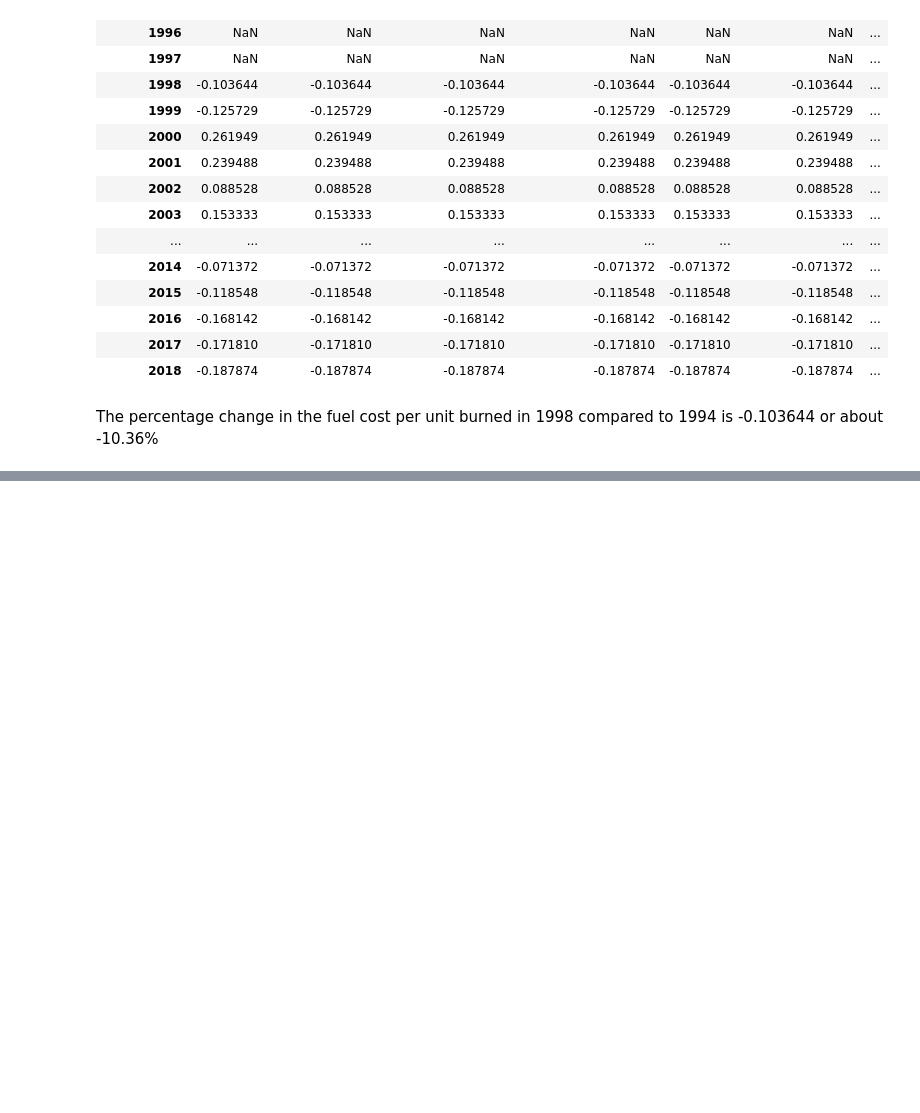
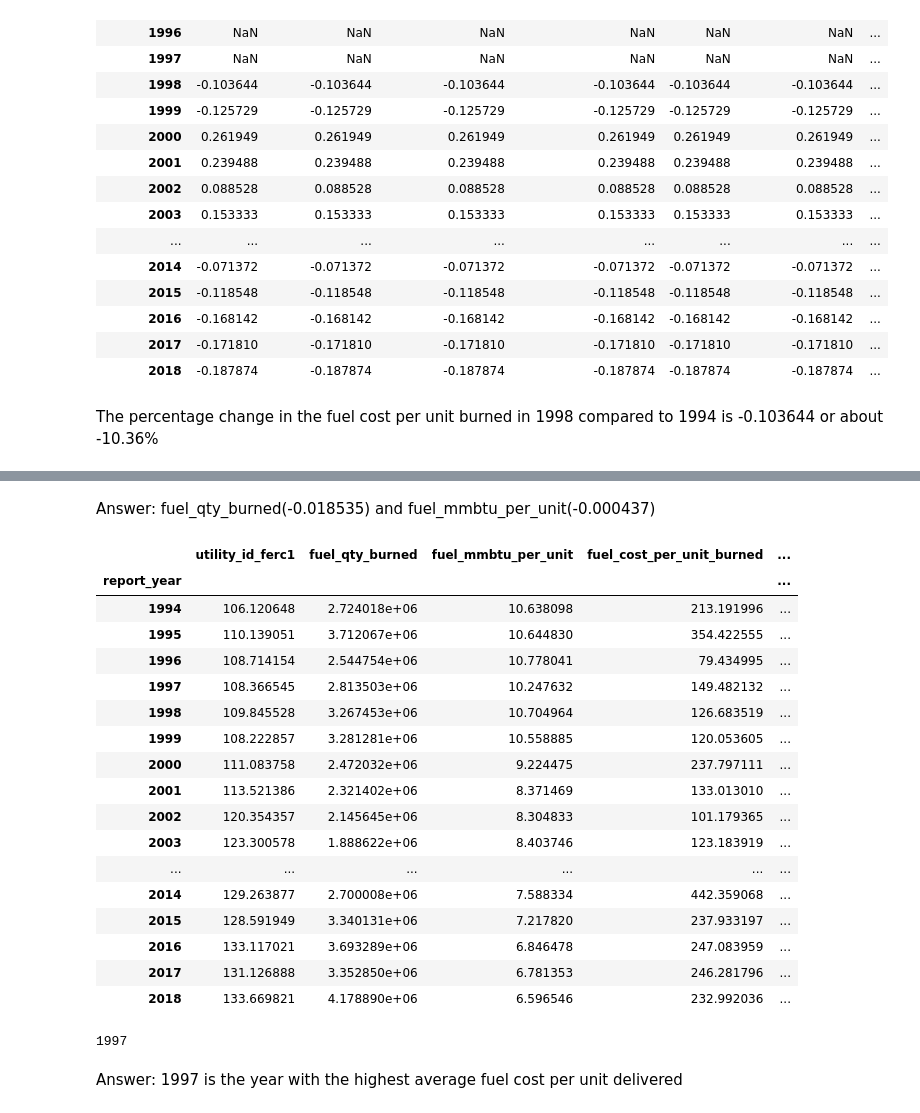
Before and after one commit to Luke-Tetteh/Introduction-to-Python-for-Machine-Learning, a Jupyter notebook: Introduction_To_Python_for_Machine_Learning.ipynb, the cells around one changed output, grey strips where cells are left out. Cells and saved outputs as stored; diff of their text form; code cells hidden in the pictures; blank space fills up the shorter version.

```diff
--- a/Introduction_To_Python_for_Machine_Learning.ipynb
+++ b/Introduction_To_Python_for_Machine_Learning.ipynb
@@ -139,0 +153,2 @@ The percentage change in the fuel cost per unit burned in 1998 compared to 1994
+# %% [markdown]
+Answer: fuel_qty_burned(-0.018535) and fuel_mmbtu_per_unit(-0.000437)
@@ -139,0 +157,28 @@ The percentage change in the fuel cost per unit burned in 1998 compared to 1994
+# %%
+fuel_average = fuel_data.groupby('report_year').mean()
+fuel_average
+# %% [output]
+|  | utility_id_ferc1 | fuel_qty_burned | fuel_mmbtu_per_unit | fuel_cost_per_unit_burned | ... |
+| report_year |  |  |  |  | ... |
+| 1994 | 106.120648 | 2.724018e+06 | 10.638098 | 213.191996 | ... |
+| 1995 | 110.139051 | 3.712067e+06 | 10.644830 | 354.422555 | ... |
+| 1996 | 108.714154 | 2.544754e+06 | 10.778041 | 79.434995 | ... |
+| 1997 | 108.366545 | 2.813503e+06 | 10.247632 | 149.482132 | ... |
+| 1998 | 109.845528 | 3.267453e+06 | 10.704964 | 126.683519 | ... |
+| 1999 | 108.222857 | 3.281281e+06 | 10.558885 | 120.053605 | ... |
+| 2000 | 111.083758 | 2.472032e+06 | 9.224475 | 237.797111 | ... |
+| 2001 | 113.521386 | 2.321402e+06 | 8.371469 | 133.013010 | ... |
+| 2002 | 120.354357 | 2.145645e+06 | 8.304833 | 101.179365 | ... |
+| 2003 | 123.300578 | 1.888622e+06 | 8.403746 | 123.183919 | ... |
+| ... | ... | ... | ... | ... | ... |
+| 2014 | 129.263877 | 2.700008e+06 | 7.588334 | 442.359068 | ... |
+| 2015 | 128.591949 | 3.340131e+06 | 7.217820 | 237.933197 | ... |
+| 2016 | 133.117021 | 3.693289e+06 | 6.846478 | 247.083959 | ... |
+| 2017 | 131.126888 | 3.352850e+06 | 6.781353 | 246.281796 | ... |
+| 2018 | 133.669821 | 4.178890e+06 | 6.596546 | 232.992036 | ... |
+# %%
+fuel_average['fuel_cost_per_unit_delivered'].idxmax(axis = 1)
+# %% [output]
+1997
+# %% [markdown]
+Answer: 1997 is the year with the highest average fuel cost per unit delivered
```
Also changed, not shown: parts of 6 cells of this notebook.
